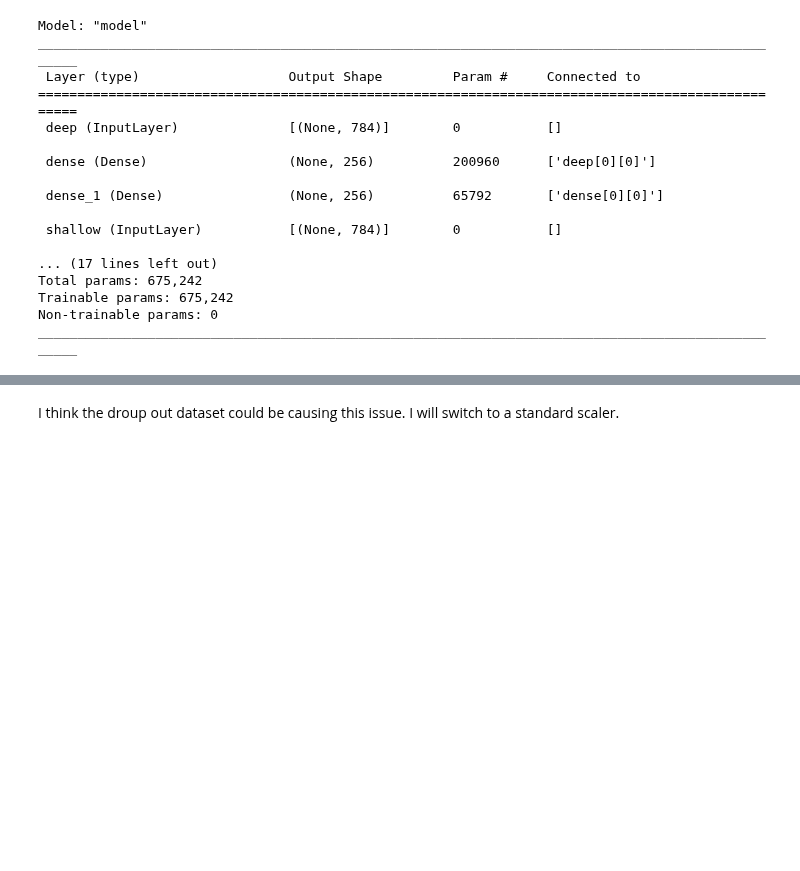
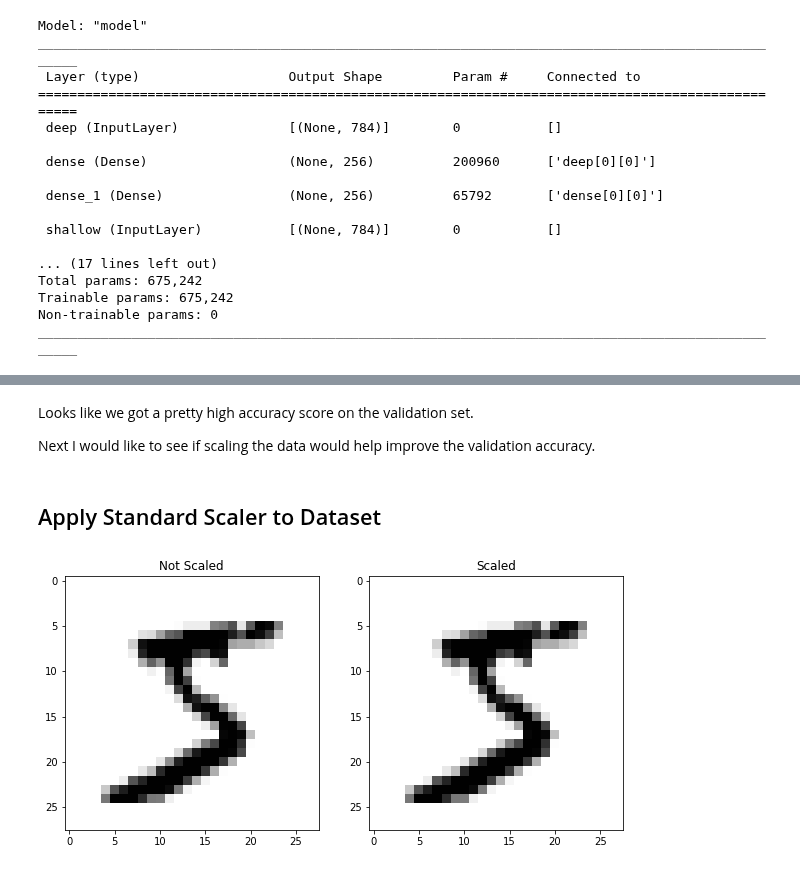
Before and after one commit to knolasco/Intro_to_ML_Course, a Jupyter notebook: Module6/MNIST_NeuralNet.ipynb, the cells around one changed output, grey strips where cells are left out. Drawn from its saved outputs; the diff is of its cells as text; code cells hidden in the pictures; blank space fills up the shorter version.

```diff
--- a/Module6/MNIST_NeuralNet.ipynb
+++ b/Module6/MNIST_NeuralNet.ipynb
@@ -136,2 +165,32 @@ Epoch 50/50
-# %% [markdown]
-I think the droup out dataset could be causing this issue. I will switch to a standard scaler.
+# %% [markdown]
+Looks like we got a pretty high accuracy score on the validation set.
+
+Next I would like to see if scaling the data would help improve the validation accuracy.
+# %% [markdown]
+## Apply Standard Scaler to Dataset
+# %%
+(X_train, y_train), (X_test, y_test) = keras.datasets.mnist.load_data()
+X_train, y_train = reshape_X_and_y(X_train, y_train)
+X_test, y_test = reshape_X_and_y(X_test, y_test)
+# %%
+X_train_tr = X_train / 255.0
+X_test_tr = X_test / 255.0
+# %%
+# visualize before and after scaling
+import matplotlib.pyplot as plt
+%matplotlib inline
+import matplotlib as mpl
+
+fig, axs = plt.subplots(1,2)
+fig.set_size_inches(10,20)
+
+example = X_train[0].reshape(28,28)
+example_tr = X_train_tr[0].reshape(28,28)
+axs[0].imshow(example, cmap = mpl.cm.binary)
+axs[0].set_title('Not Scaled')
+axs[1].imshow(example_tr, cmap = mpl.cm.binary)
+axs[1].set_title('Scaled')
+
+plt.show()
+# %% [output]
+[figure, added]
```
Also changed, not shown: parts of 31 cells of this notebook.
